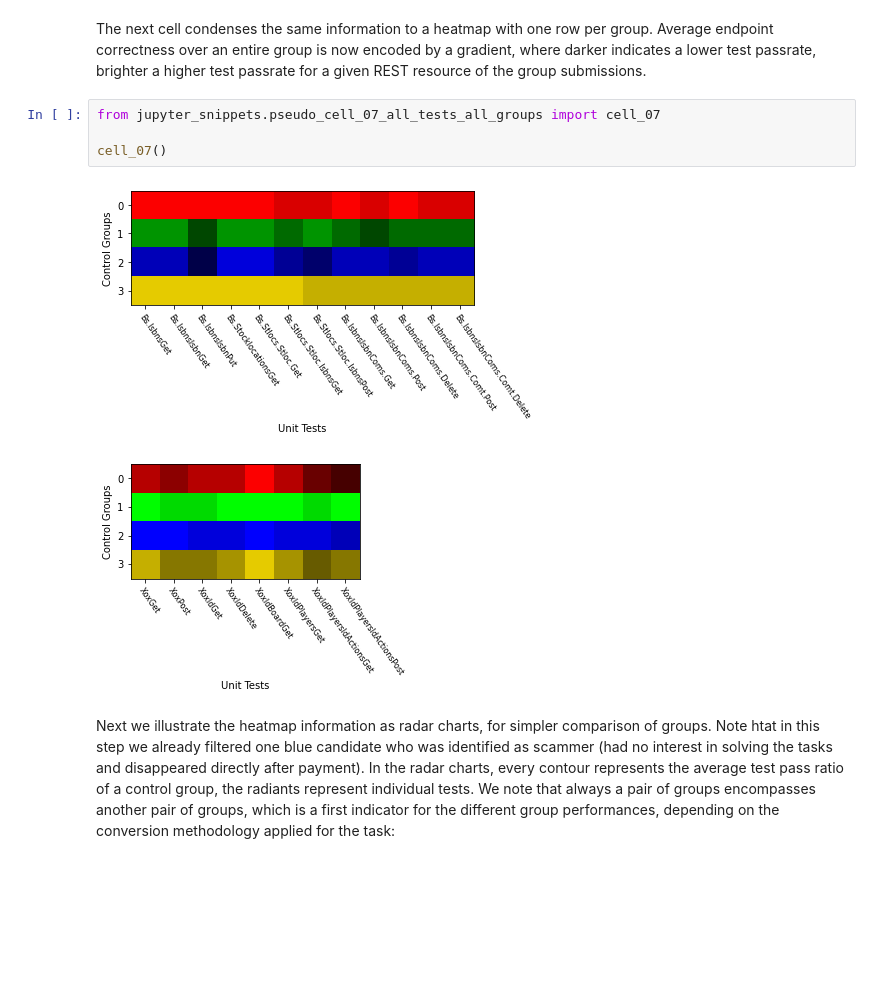
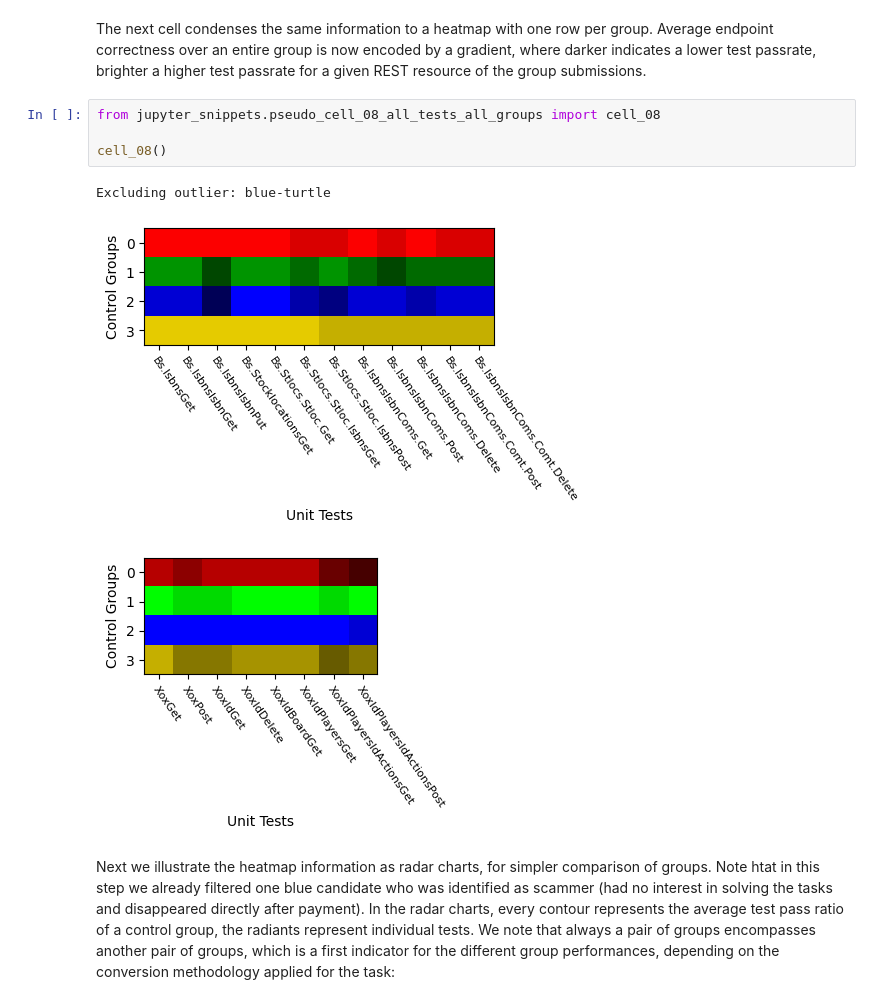
Before and after one commit to m5c/RestifyJupyter, a Jupyter notebook: Restify.ipynb, the cells around one changed output. Drawn from its saved outputs; the diff is of its cells as text; blank space fills up the shorter version.

```diff
--- a/Restify.ipynb
+++ b/Restify.ipynb
@@ -287,12 +287,13 @@ cell_05()
 # %% [markdown]
 The next cell condenses the same information to a heatmap with one row per group. Average endpoint correctness over an entire group is now encoded by a gradient, where darker indicates a lower test passrate, brighter a higher test passrate for a given REST resource of the group submissions.
 # %%
-from jupyter_snippets.pseudo_cell_07_all_tests_all_groups import cell_07
+from jupyter_snippets.pseudo_cell_08_all_tests_all_groups import cell_08
 
-cell_07()
+cell_08()
 # %% [output]
+Excluding outlier: blue-turtle
-[figure, old version]
+[figure, new version]
-[figure, old version]
+[figure, new version]
 # %% [markdown]
 Next we illustrate the heatmap information as radar charts, for simpler comparison of groups. Note htat in this step we already filtered one blue candidate who was identified as scammer (had no interest in solving the tasks and disappeared directly after payment).
 In the radar charts, every contour represents the average test pass ratio of a control group, the radiants represent individual tests. We note that always a pair of groups encompasses another pair of groups, which is a first indicator for the different group performances, depending on the conversion methodology applied for the task:
```
Also changed, not shown: parts of 13 cells of this notebook, 1 other file.
